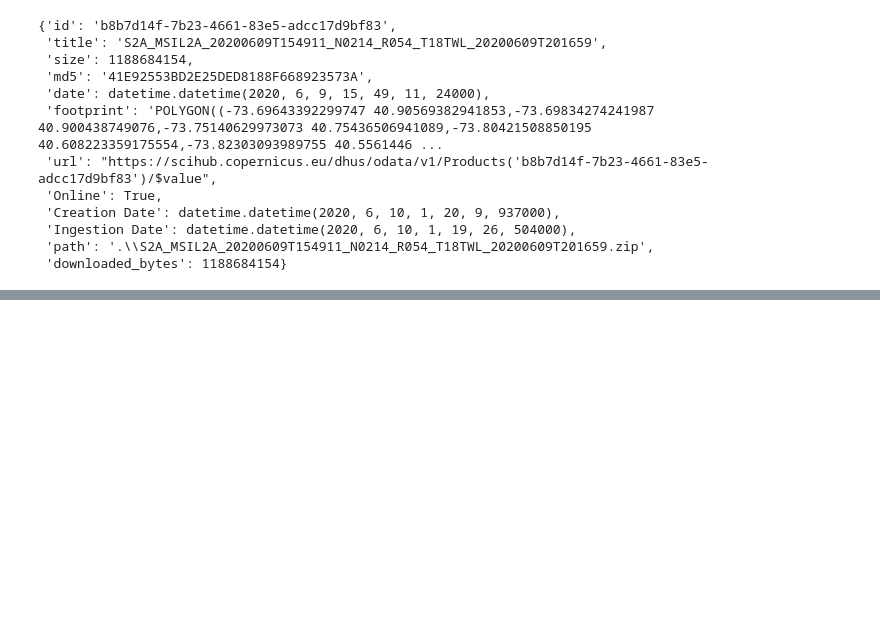
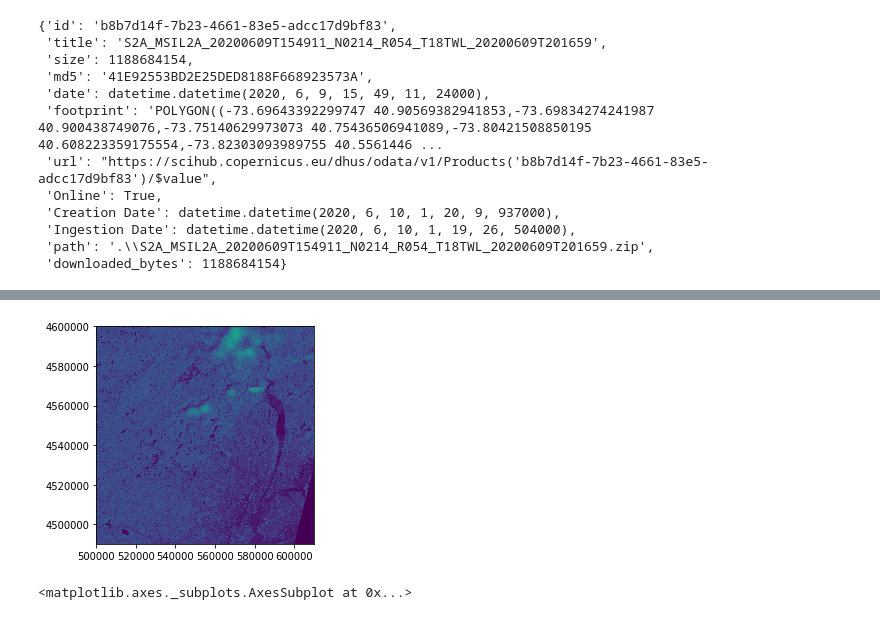
Before and after one commit to sharmagg/StateofPlace, a Jupyter notebook: Satellite imagery.ipynb, the cells around one changed output, grey strips where cells are left out. Drawn from its saved outputs; the diff is of its cells as text; code cells hidden in the pictures; blank space fills up the shorter version.

```diff
--- a/Satellite imagery.ipynb
+++ b/Satellite imagery.ipynb
@@ -85,0 +174,6 @@ RasterioIOError: 'C:\Users\amans\OneDrive\Desktop\State of place\Ny_sentinel\GRA
+# %%
+src = rasterio.open(r'C:\Users\amans\OneDrive\Desktop\State of place\Ny_sentinel\Output\SentinelFalseColor.tiff', count=3)
+plot.show(src)
+# %% [output]
+[figure, added]
+<matplotlib.axes._subplots.AxesSubplot at 0x...>
```
Also changed, not shown: parts of 33 cells of this notebook.
